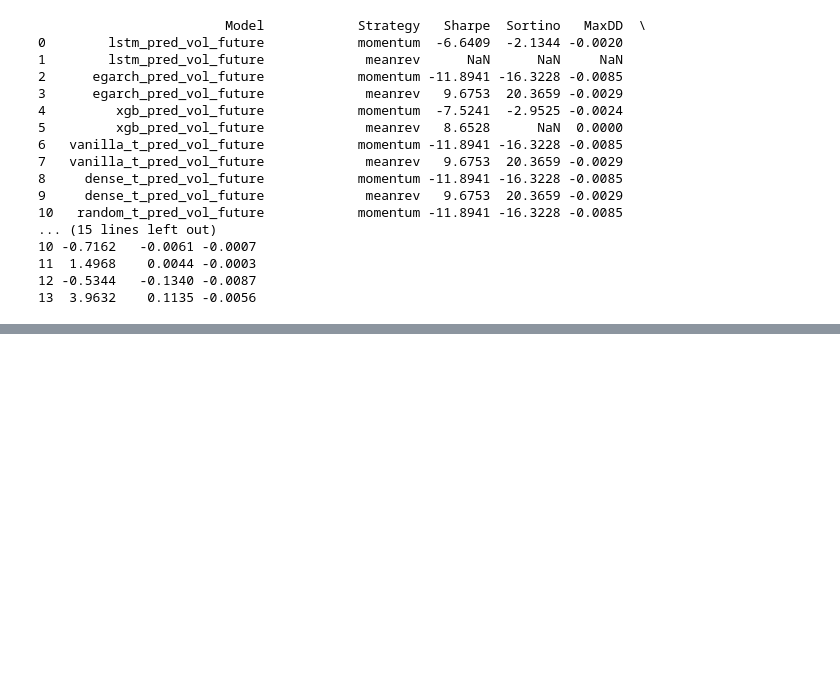
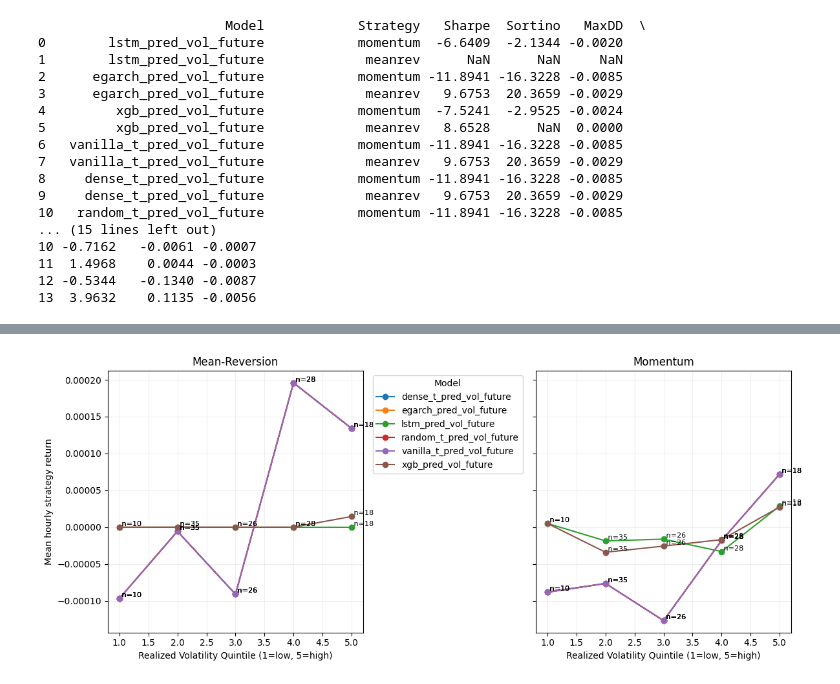
Before and after one commit to C3lineTan/DSE4101-CryptoWhale-2, a Jupyter notebook: ETH Models/Backtesting_ETH.ipynb, the cells around one changed output, grey strips where cells are left out. Saved outputs shown, nothing was run; the diff lists cells and outputs as text; code cells hidden in the pictures; blank space fills up the shorter version.

Commit message:
add visualisations

```diff
--- a/ETH Models/Backtesting_ETH.ipynb
+++ b/ETH Models/Backtesting_ETH.ipynb
@@ -582,0 +705,82 @@ print(summary_table.round(4))
+# %%
+def collect_equity_long(results_by_tag):
+    rows = []
+    for tag, res in results_by_tag.items():
+        model, strat = tag.split("__", 1) if "__" in tag else (tag, "unknown")
+        eq = res.get("equity")
+        if isinstance(eq, pd.DataFrame) and not eq.empty:
+            df = eq.rename(columns={"equity":"Equity"}).reset_index()
+            df = df.rename(columns={df.columns[0]: "Time"})
+            df["Model"] = model
+            df["Strategy"] = strat
+            rows.append(df[["Time","Equity","Model","Strategy"]])
+    return pd.concat(rows, ignore_index=True) if rows else pd.DataFrame(columns=["Time","Equity","Model","Strategy"])
+
+equity_long_df = collect_equity_long(results_by_tag)
+
+# 1) Build hourly strategy returns joined to realized-vol quintiles
+master_q = master[["vol_future"]].copy()
+master_q["Time"] = master_q.index
+master_q["vol_q"] = pd.qcut(
+    master_q["vol_future"].rank(method="first"), 5, labels=[1,2,3,4,5]
+).astype(int)
+
+eqr = (
+    equity_long_df.sort_values(["Model","Strategy","Time"])
+    .merge(master_q[["Time","vol_q"]], on="Time", how="inner")   # inner join to ensure aligned rows
+    .groupby(["Model","Strategy"], as_index=False)
+    .apply(lambda g: g.assign(strat_ret=g["Equity"].pct_change()))
+    .reset_index(drop=True)
+)
+
+# Drop NaNs and prepare all quintiles per series
+eqr = eqr.dropna(subset=["strat_ret","vol_q"])
+models  = sorted(eqr["Model"].unique())
+strats  = sorted(eqr["Strategy"].unique())
+QALL    = pd.Index([1,2,3,4,5], name="vol_q")
+
+# 2) Aggregate mean return and counts, reindex to include all quintiles
+agg = (
+    eqr.groupby(["Model","Strategy","vol_q"])
+       .agg(mean_ret=("strat_ret","mean"), N=("strat_ret","size"))
+       .reset_index()
+)
+
+def _prep_panel(df_panel):
+    # Ensure every (Model, vol_q) present
+    rows = []
+    for m in sorted(df_panel["Model"].unique()):
+        sub = df_panel[df_panel["Model"]==m].set_index("vol_q")
+        sub = sub.reindex(QALL)
+        sub["Model"] = m
+        rows.append(sub.reset_index())
+    return pd.concat(rows, ignore_index=True)
+
+# Split by strategy for clearer plots
+agg_mr  = _prep_panel(agg[agg["Strategy"].str.contains("meanrev", case=False)])
+agg_mom = _prep_panel(agg[agg["Strategy"].str.contains("momentum", case=False)])
+
+# 3) Plot two panels with markers; show missing quintiles as gaps; annotate N
+fig, axes = plt.subplots(1, 2, figsize=(12,5), sharey=True)
+
+def _plot(ax, df, title):
+    for m, sub in df.groupby("Model", sort=True):
+        sub = sub.sort_values("vol_q")
+        ax.plot(sub["vol_q"], sub["mean_ret"], marker="o", label=m)
+        # annotate counts above markers
+        for x, y, n in zip(sub["vol_q"], sub["mean_ret"], sub["N"]):
+            if pd.notna(y):
+                ax.text(x, y, f" n={int(n) if pd.notna(n) else 0}", fontsize=8, va="bottom")
+    ax.set_title(title)
+    ax.set_xlabel("Realized Volatility Quintile (1=low, 5=high)")
+    ax.grid(alpha=0.2)
+
+_plot(axes[0], agg_mr,  "Mean-Reversion")
+_plot(axes[1], agg_mom, "Momentum")
+
+axes[0].set_ylabel("Mean hourly strategy return")
+axes[0].legend(bbox_to_anchor=(1.02,1), loc="upper left", title="Model")
+plt.tight_layout()
+plt.show()
+# %% [output]
+[figure, added]
```
Also changed, not shown: parts of 4 cells of this notebook.
